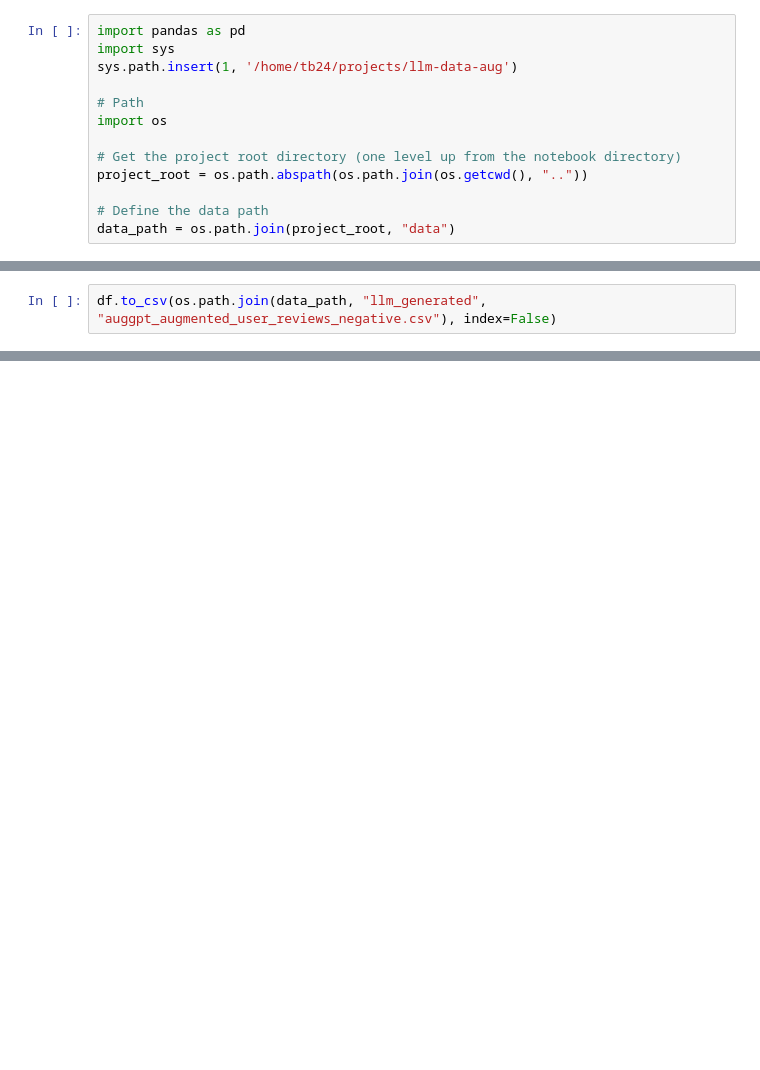
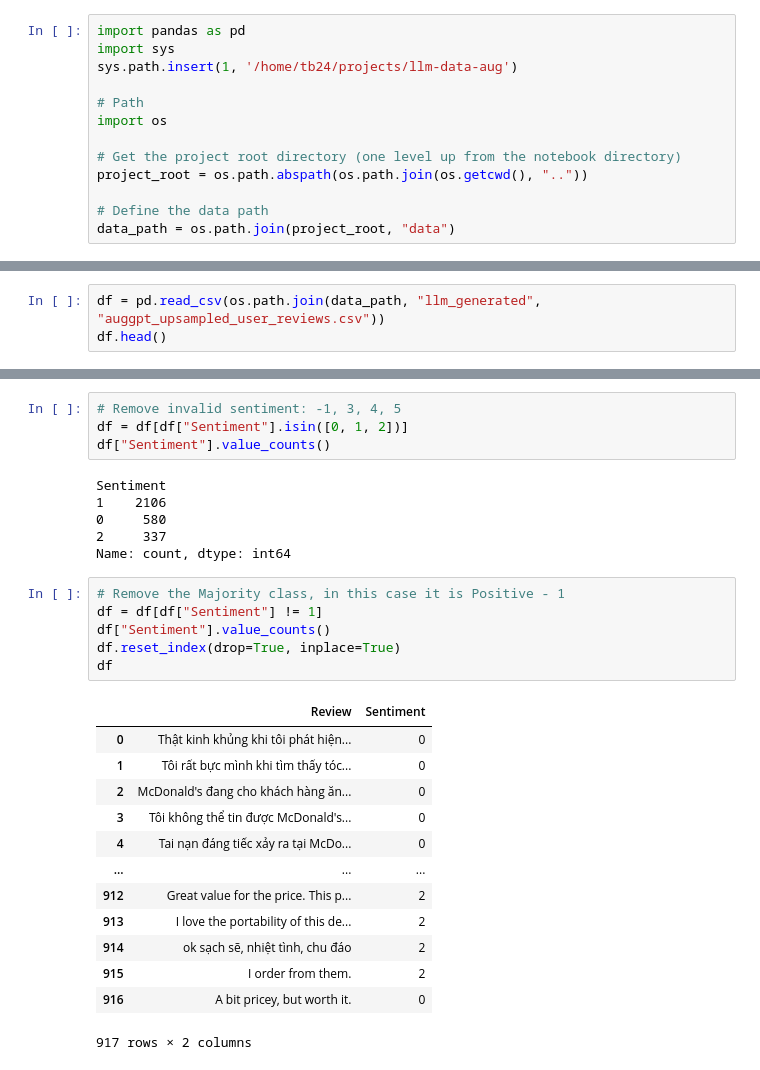
Before and after one commit to tranthanhbinh1/llm-data-aug, a Jupyter notebook: notebooks/llm_augmentation.ipynb, the cells around one changed output, grey strips where cells are left out. Saved outputs shown, nothing was run; the diff lists cells and outputs as text; blank space fills up the shorter version.

Commit message:
Update utils, auggpt augmented data

```diff
--- a/notebooks/llm_augmentation.ipynb
+++ b/notebooks/llm_augmentation.ipynb
@@ -45,2 +16,3 @@ df = pd.concat(df_list)
 # %%
-df.to_csv(os.path.join(data_path, "llm_generated", "auggpt_augmented_user_reviews_negative.csv"), index=False)
+df = pd.read_csv(os.path.join(data_path, "llm_generated", "auggpt_upsampled_user_reviews.csv"))
+df.head()
@@ -46,0 +40,30 @@ df.to_csv(os.path.join(data_path, "llm_generated", "auggpt_augmented_user_review
+# %%
+# Remove invalid sentiment: -1, 3, 4, 5
+df = df[df["Sentiment"].isin([0, 1, 2])]
+df["Sentiment"].value_counts()
+# %% [output]
+Sentiment
+1    2106
+0     580
+2     337
+Name: count, dtype: int64
+# %%
+# Remove the Majority class, in this case it is Positive - 1
+df = df[df["Sentiment"] != 1]
+df["Sentiment"].value_counts()
+df.reset_index(drop=True, inplace=True)
+df
+# %% [output]
+|  | Review | Sentiment |
+| 0 | Thật kinh khủng khi tôi phát hiện... | 0 |
+| 1 | Tôi rất bực mình khi tìm thấy tóc... | 0 |
+| 2 | McDonald's đang cho khách hàng ăn... | 0 |
+| 3 | Tôi không thể tin được McDonald's... | 0 |
+| 4 | Tai nạn đáng tiếc xảy ra tại McDo... | 0 |
+| ... | ... | ... |
+| 912 | Great value for the price. This p... | 2 |
+| 913 | I love the portability of this de... | 2 |
+| 914 | ok sạch sẽ, nhiệt tình, chu đáo | 2 |
+| 915 | I order from them. | 2 |
+| 916 | A bit pricey, but worth it. | 0 |
+917 rows × 2 columns
```
Also changed, not shown: parts of 4 cells of this notebook, 3 other files.
